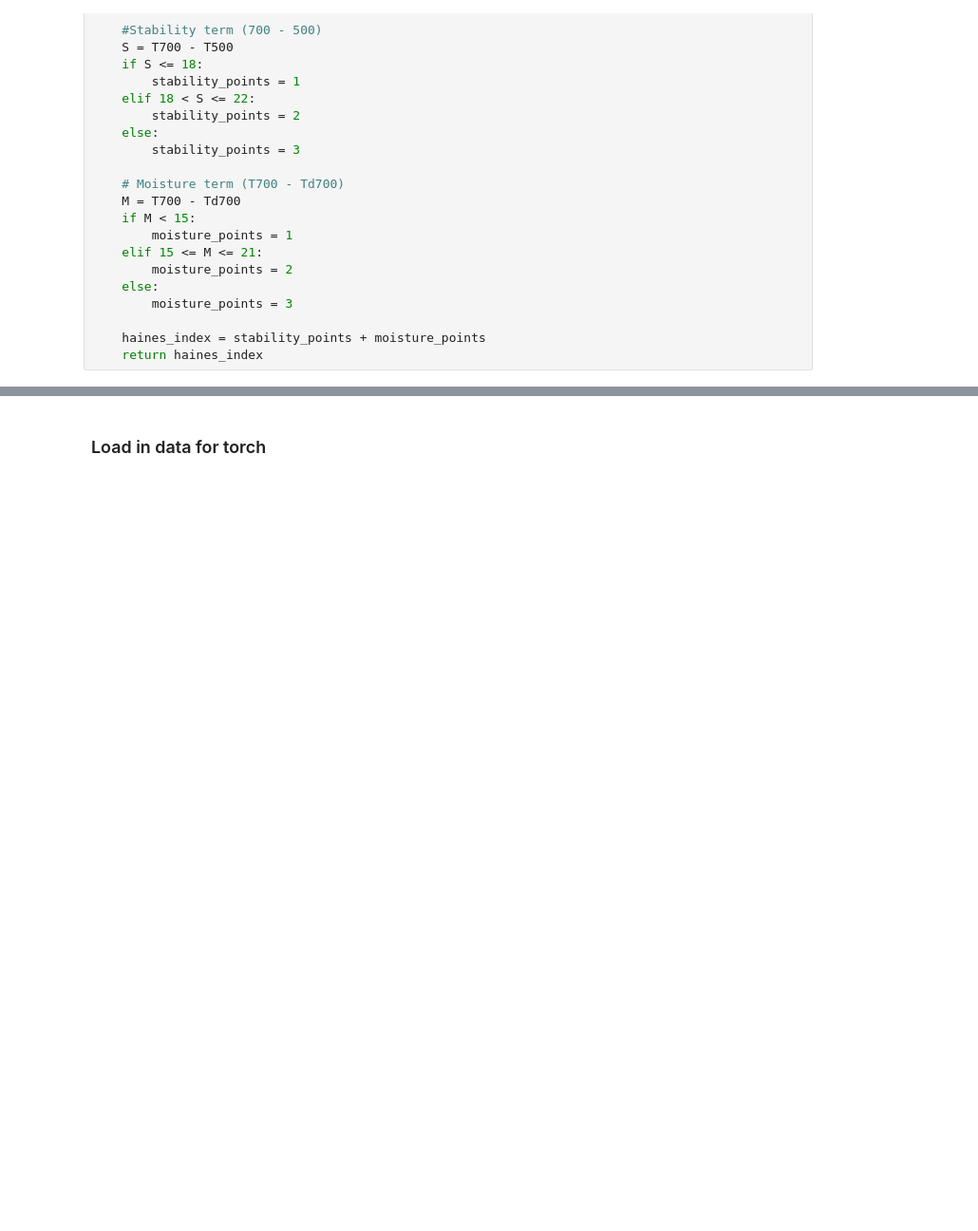
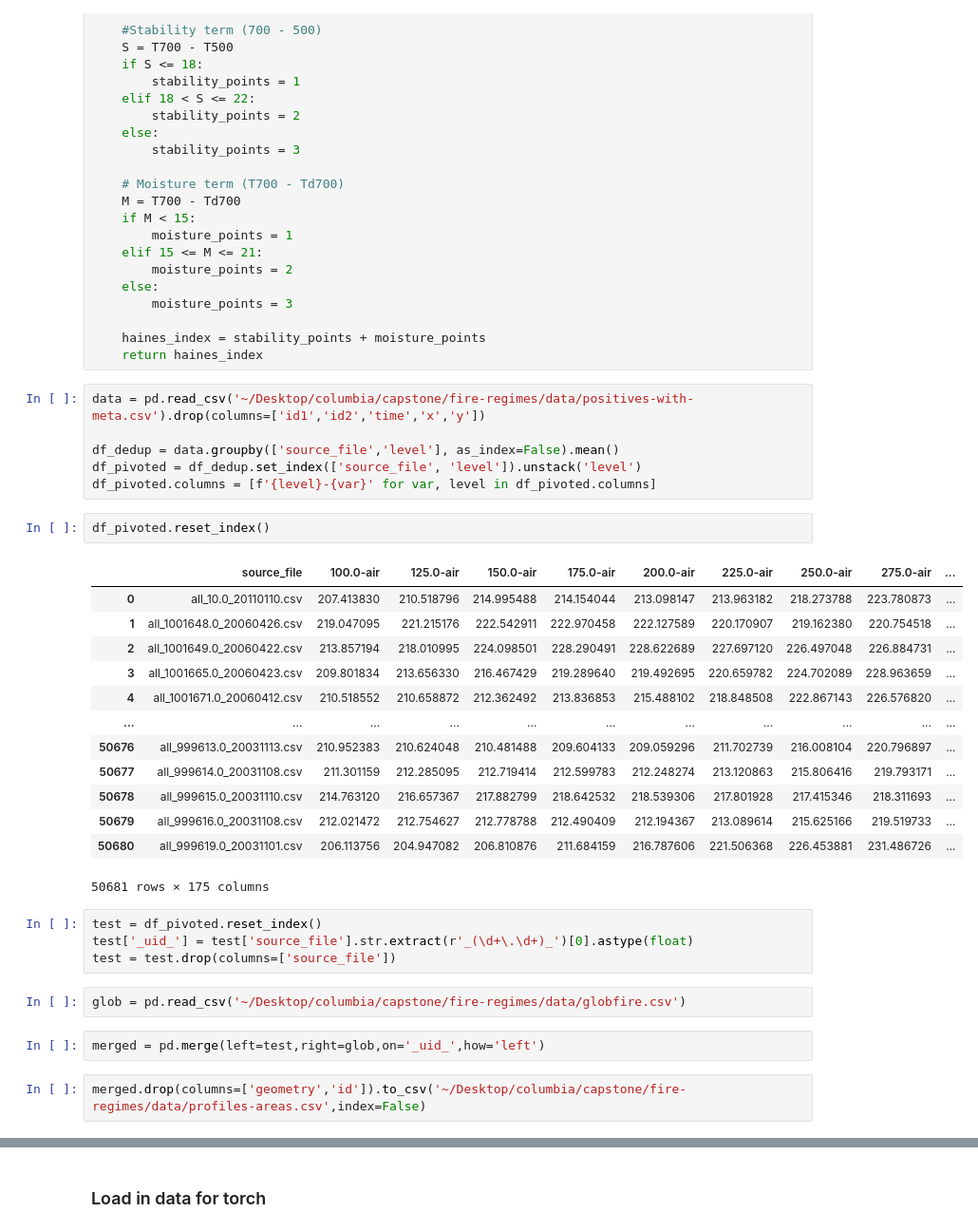
Before and after one commit to cloud-seeding/fire-regimes, a Jupyter notebook: notebooks/AE.ipynb, the cells around one changed output, grey strips where cells are left out. Shown at 95% size. Drawn from its saved outputs; the diff is of its cells as text; blank space fills up the shorter version.

Commit message:
add areas to profiles data

```diff
--- a/notebooks/AE.ipynb
+++ b/notebooks/AE.ipynb
@@ -46,3 +45,35 @@ def calculate_haines_index(T500, T700, sh700):
 
     haines_index = stability_points + moisture_points
     return haines_index
+# %%
+data = pd.read_csv('~/Desktop/columbia/capstone/fire-regimes/data/positives-with-meta.csv').drop(columns=['id1','id2','time','x','y'])
+
+df_dedup = data.groupby(['source_file','level'], as_index=False).mean()
+df_pivoted = df_dedup.set_index(['source_file', 'level']).unstack('level')
+df_pivoted.columns = [f'{level}-{var}' for var, level in df_pivoted.columns]
+# %%
+df_pivoted.reset_index()
+# %% [output]
+|  | source_file | 100.0-air | 125.0-air | 150.0-air | 175.0-air | 200.0-air | 225.0-air | 250.0-air | 275.0-air | ... |
+| 0 | all_10.0_20110110.csv | 207.413830 | 210.518796 | 214.995488 | 214.154044 | 213.098147 | 213.963182 | 218.273788 | 223.780873 | ... |
+| 1 | all_1001648.0_20060426.csv | 219.047095 | 221.215176 | 222.542911 | 222.970458 | 222.127589 | 220.170907 | 219.162380 | 220.754518 | ... |
+| 2 | all_1001649.0_20060422.csv | 213.857194 | 218.010995 | 224.098501 | 228.290491 | 228.622689 | 227.697120 | 226.497048 | 226.884731 | ... |
+| 3 | all_1001665.0_20060423.csv | 209.801834 | 213.656330 | 216.467429 | 219.289640 | 219.492695 | 220.659782 | 224.702089 | 228.963659 | ... |
+| 4 | all_1001671.0_20060412.csv | 210.518552 | 210.658872 | 212.362492 | 213.836853 | 215.488102 | 218.848508 | 222.867143 | 226.576820 | ... |
+| ... | ... | ... | ... | ... | ... | ... | ... | ... | ... | ... |
+| 50676 | all_999613.0_20031113.csv | 210.952383 | 210.624048 | 210.481488 | 209.604133 | 209.059296 | 211.702739 | 216.008104 | 220.796897 | ... |
+| 50677 | all_999614.0_20031108.csv | 211.301159 | 212.285095 | 212.719414 | 212.599783 | 212.248274 | 213.120863 | 215.806416 | 219.793171 | ... |
+| 50678 | all_999615.0_20031110.csv | 214.763120 | 216.657367 | 217.882799 | 218.642532 | 218.539306 | 217.801928 | 217.415346 | 218.311693 | ... |
+| 50679 | all_999616.0_20031108.csv | 212.021472 | 212.754627 | 212.778788 | 212.490409 | 212.194367 | 213.089614 | 215.625166 | 219.519733 | ... |
+| 50680 | all_999619.0_20031101.csv | 206.113756 | 204.947082 | 206.810876 | 211.684159 | 216.787606 | 221.506368 | 226.453881 | 231.486726 | ... |
+50681 rows × 175 columns
+# %%
+test = df_pivoted.reset_index()
+test['_uid_'] = test['source_file'].str.extract(r'_(\d+\.\d+)_')[0].astype(float)
+test = test.drop(columns=['source_file'])
+# %%
+glob = pd.read_csv('~/Desktop/columbia/capstone/fire-regimes/data/globfire.csv')
+# %%
+merged = pd.merge(left=test,right=glob,on='_uid_',how='left')
+# %%
+merged.drop(columns=['geometry','id']).to_csv('~/Desktop/columbia/capstone/fire-regimes/data/profiles-areas.csv',index=False)
```
Also changed, not shown: parts of 3 cells of this notebook, 3 other files.
